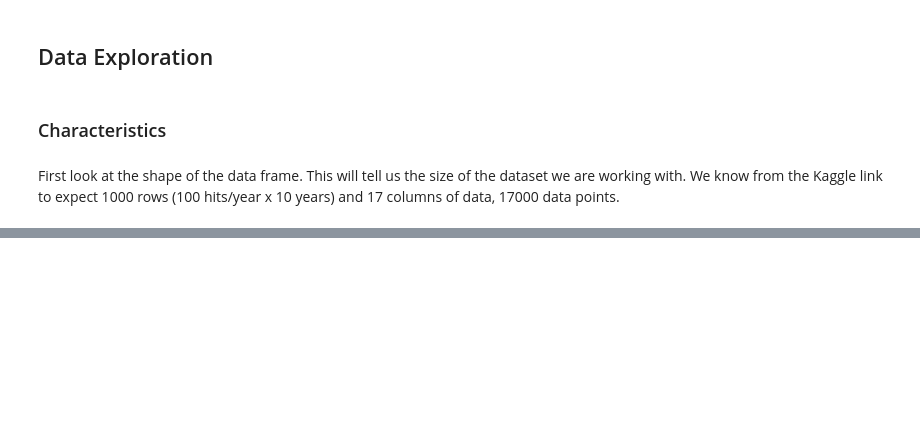
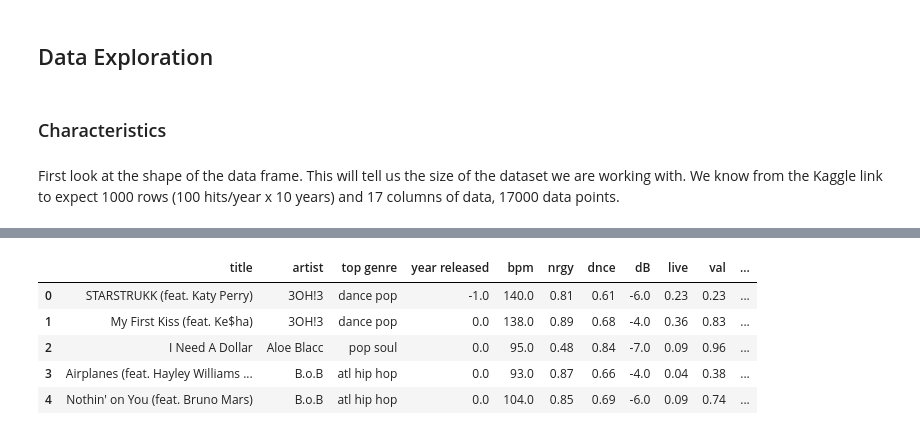
Before and after one commit to amayabrios/Forecasting-Spotify-Hits, a Jupyter notebook: Spotify_data_exploration.ipynb, the cells around one changed output, grey strips where cells are left out. Drawn from its saved outputs; the diff is of its cells as text; code cells hidden in the pictures; blank space fills up the shorter version.

```diff
--- a/Spotify_data_exploration.ipynb
+++ b/Spotify_data_exploration.ipynb
@@ -79,7 +97,0 @@ print("'top year' dtype:", df['top year'].dtypes)
-# %%
-# make updates: convert year types to ints
-df['year released'] = df['year released'].astype('int64')
-df['top year'] = df['top year'].astype('int64')
-
-print("'year released' dtype updated to", df['year released'].dtypes)
-print("'top year' dtype updated to", df['top year'].dtypes)
@@ -98,6 +200 @@ df.describe().transpose()
 df.drop(labels='added', axis=1, inplace=True)
-# %%
-# change artist type to IDs
-artist_type_IDs = {'Solo':1, 'Duo':2, 'Trio':3, 'Band/Group':4}
-df = df.replace(artist_type_IDs)
-df['artist type'] = df['artist type'].astype('int32')
@@ -122,0 +234,15 @@ df['top genre'] = df['top genre'].astype('int32')
+# %%
+# convert columns that measure on a scale of 0-100 to 0-1
+
+list1 = ['nrgy', 'dnce', 'live', 'val', 'acous', 'spch', 'pop']
+df[list1] = df[list1].div(100)
+
+# return some data to verify changes have been made
+df.head()
+# %% [output]
+|  | title | artist | top genre | year released | bpm | nrgy | dnce | dB | live | val | ... |
+| 0 | STARSTRUKK (feat. Katy Perry) | 3OH!3 | dance pop | -1.0 | 140.0 | 0.81 | 0.61 | -6.0 | 0.23 | 0.23 | ... |
+| 1 | My First Kiss (feat. Ke$ha) | 3OH!3 | dance pop | 0.0 | 138.0 | 0.89 | 0.68 | -4.0 | 0.36 | 0.83 | ... |
+| 2 | I Need A Dollar | Aloe Blacc | pop soul | 0.0 | 95.0 | 0.48 | 0.84 | -7.0 | 0.09 | 0.96 | ... |
+| 3 | Airplanes (feat. Hayley Williams ... | B.o.B | atl hip hop | 0.0 | 93.0 | 0.87 | 0.66 | -4.0 | 0.04 | 0.38 | ... |
+| 4 | Nothin' on You (feat. Bruno Mars) | B.o.B | atl hip hop | 0.0 | 104.0 | 0.85 | 0.69 | -6.0 | 0.09 | 0.74 | ... |
```
Also changed, not shown: parts of 54 cells of this notebook.
